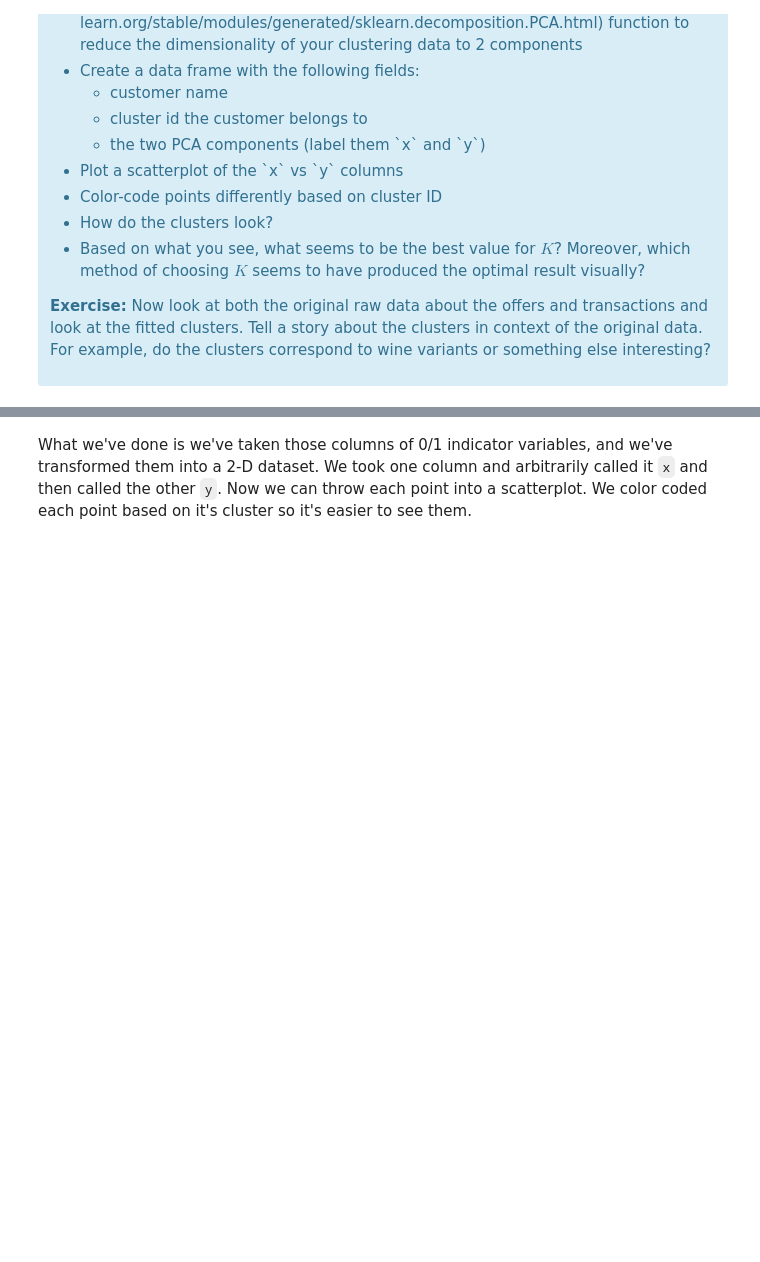
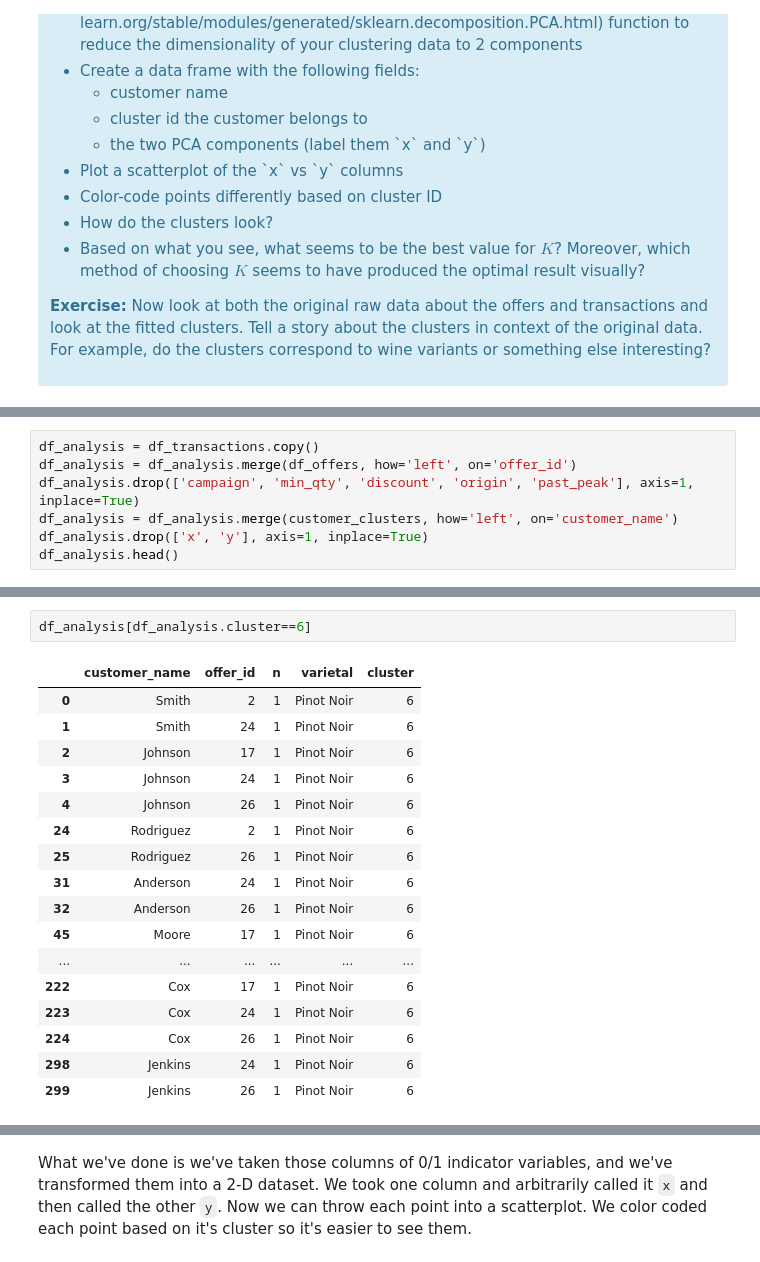
Before and after one commit to lakshv77/springboard, a Jupyter notebook: clustering/Mini_Project_Clustering.ipynb, the cells around one changed output, grey strips where cells are left out. Drawn from its saved outputs; the diff is of its cells as text; blank space fills up the shorter version.

```diff
--- a/clustering/Mini_Project_Clustering.ipynb
+++ b/clustering/Mini_Project_Clustering.ipynb
@@ -339,0 +392,7 @@ This is only one use of PCA for dimension reduction. We can also use PCA when we
+# %%
+df_analysis = df_transactions.copy()
+df_analysis = df_analysis.merge(df_offers, how='left', on='offer_id')
+df_analysis.drop(['campaign', 'min_qty', 'discount', 'origin', 'past_peak'], axis=1, inplace=True)
+df_analysis = df_analysis.merge(customer_clusters, how='left', on='customer_name')
+df_analysis.drop(['x', 'y'], axis=1, inplace=True)
+df_analysis.head()
@@ -339,0 +406,20 @@ This is only one use of PCA for dimension reduction. We can also use PCA when we
+# %%
+df_analysis[df_analysis.cluster==6]
+# %% [output]
+|  | customer_name | offer_id | n | varietal | cluster |
+| 0 | Smith | 2 | 1 | Pinot Noir | 6 |
+| 1 | Smith | 24 | 1 | Pinot Noir | 6 |
+| 2 | Johnson | 17 | 1 | Pinot Noir | 6 |
+| 3 | Johnson | 24 | 1 | Pinot Noir | 6 |
+| 4 | Johnson | 26 | 1 | Pinot Noir | 6 |
+| 24 | Rodriguez | 2 | 1 | Pinot Noir | 6 |
+| 25 | Rodriguez | 26 | 1 | Pinot Noir | 6 |
+| 31 | Anderson | 24 | 1 | Pinot Noir | 6 |
+| 32 | Anderson | 26 | 1 | Pinot Noir | 6 |
+| 45 | Moore | 17 | 1 | Pinot Noir | 6 |
+| ... | ... | ... | ... | ... | ... |
+| 222 | Cox | 17 | 1 | Pinot Noir | 6 |
+| 223 | Cox | 24 | 1 | Pinot Noir | 6 |
+| 224 | Cox | 26 | 1 | Pinot Noir | 6 |
+| 298 | Jenkins | 24 | 1 | Pinot Noir | 6 |
+| 299 | Jenkins | 26 | 1 | Pinot Noir | 6 |
```
Also changed, not shown: parts of 18 cells of this notebook.
